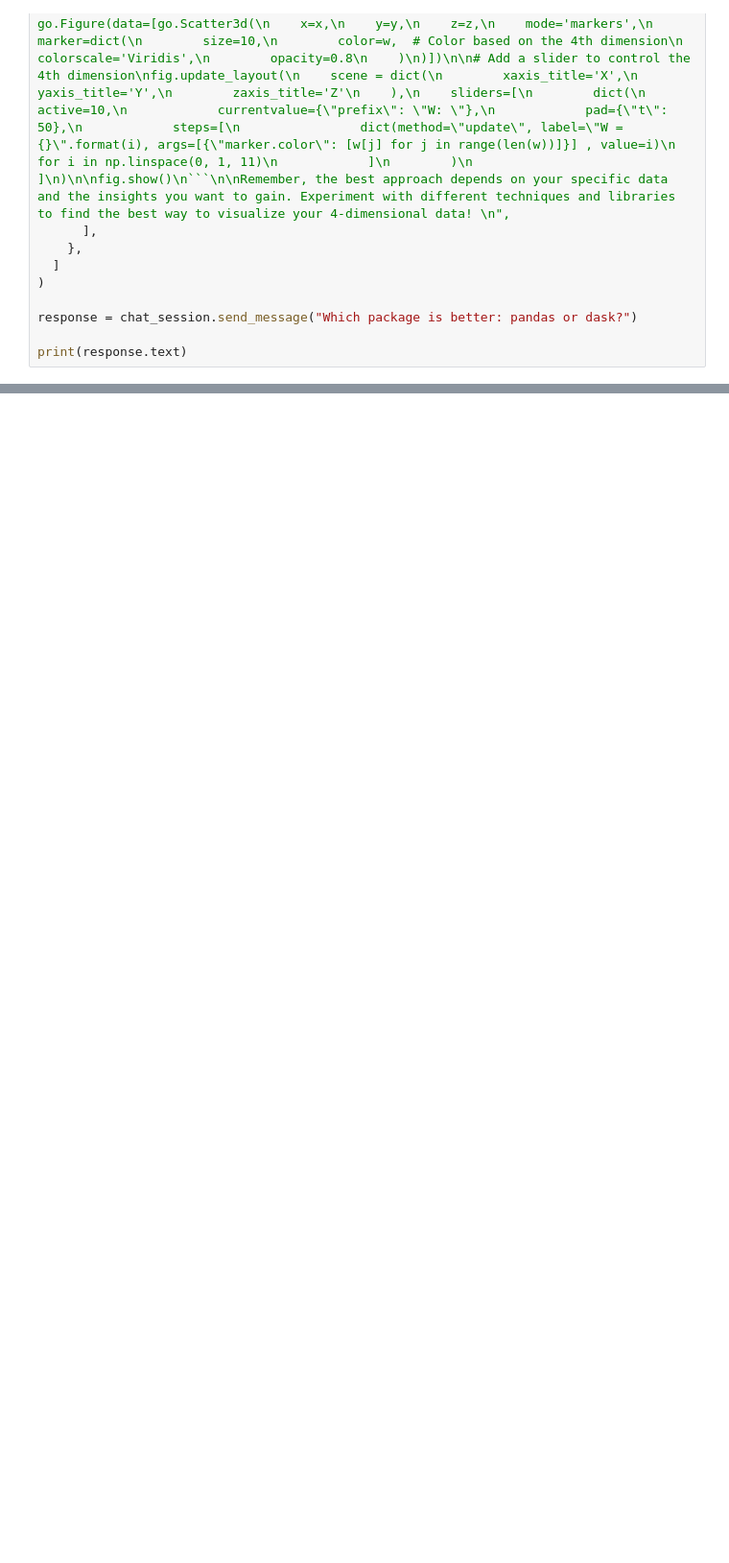
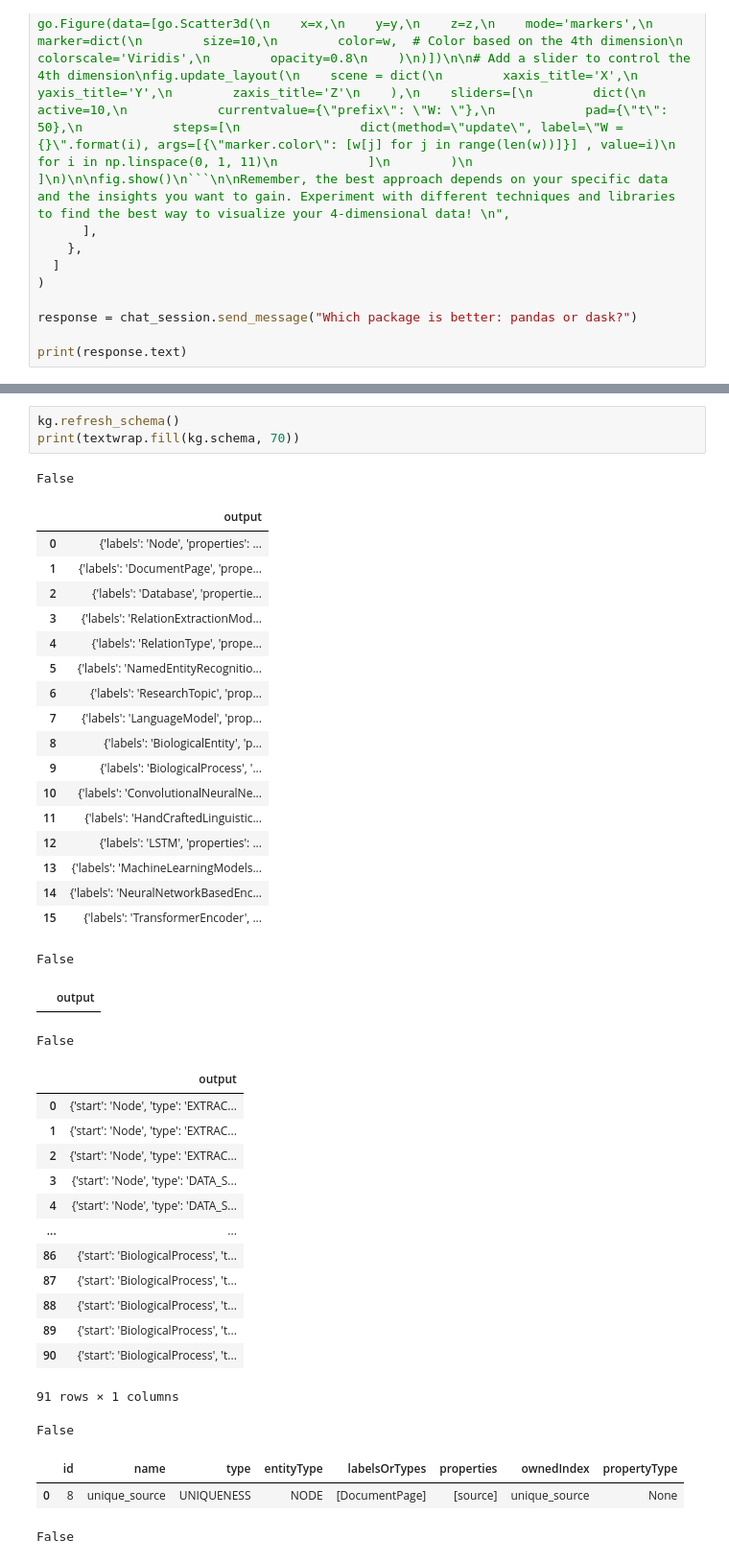
Before and after one commit to Ahmad-Wali-i170106/kgrag-poc, a Jupyter notebook: kgrag-exp.ipynb, the cells around one changed output, grey strips where cells are left out. Shown at 96% size. Saved outputs shown, nothing was run; the diff lists cells and outputs as text; blank space fills up the shorter version.

```diff
--- a/kgrag-exp.ipynb
+++ b/kgrag-exp.ipynb
@@ -535,0 +547,42 @@ print(response.text)
+# %%
+kg.refresh_schema()
+print(textwrap.fill(kg.schema, 70))
+# %% [output]
+False
+|  | output |
+| 0 | {'labels': 'Node', 'properties': ... |
+| 1 | {'labels': 'DocumentPage', 'prope... |
+| 2 | {'labels': 'Database', 'propertie... |
+| 3 | {'labels': 'RelationExtractionMod... |
+| 4 | {'labels': 'RelationType', 'prope... |
+| 5 | {'labels': 'NamedEntityRecognitio... |
+| 6 | {'labels': 'ResearchTopic', 'prop... |
+| 7 | {'labels': 'LanguageModel', 'prop... |
+| 8 | {'labels': 'BiologicalEntity', 'p... |
+| 9 | {'labels': 'BiologicalProcess', '... |
+| 10 | {'labels': 'ConvolutionalNeuralNe... |
+| 11 | {'labels': 'HandCraftedLinguistic... |
+| 12 | {'labels': 'LSTM', 'properties': ... |
+| 13 | {'labels': 'MachineLearningModels... |
+| 14 | {'labels': 'NeuralNetworkBasedEnc... |
+| 15 | {'labels': 'TransformerEncoder', ... |
+False
+|  | output |
+False
+|  | output |
+| 0 | {'start': 'Node', 'type': 'EXTRAC... |
+| 1 | {'start': 'Node', 'type': 'EXTRAC... |
+| 2 | {'start': 'Node', 'type': 'EXTRAC... |
+| 3 | {'start': 'Node', 'type': 'DATA_S... |
+| 4 | {'start': 'Node', 'type': 'DATA_S... |
+| ... | ... |
+| 86 | {'start': 'BiologicalProcess', 't... |
+| 87 | {'start': 'BiologicalProcess', 't... |
+| 88 | {'start': 'BiologicalProcess', 't... |
+| 89 | {'start': 'BiologicalProcess', 't... |
+| 90 | {'start': 'BiologicalProcess', 't... |
+91 rows × 1 columns
+False
+|  | id | name | type | entityType | labelsOrTypes | properties | ownedIndex | propertyType |
+| 0 | 8 | unique_source | UNIQUENESS | NODE | [DocumentPage] | [source] | unique_source | None |
+False
```
Also changed, not shown: parts of 23 cells of this notebook, 3 other files.
